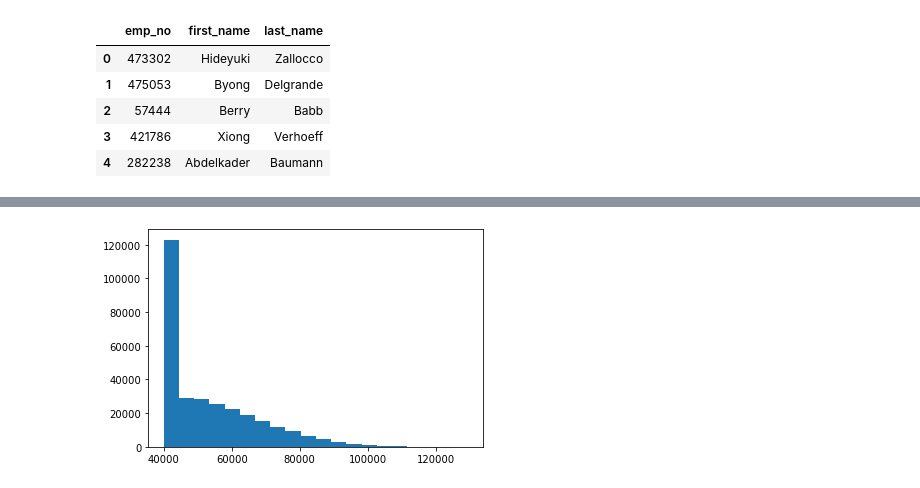
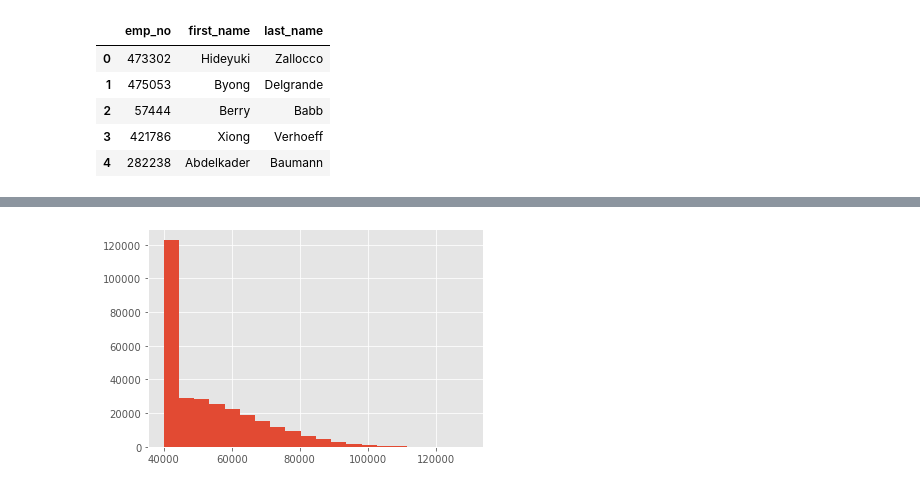
Before and after one commit to citizendez/SQL_Challenge, a Jupyter notebook: HR.ipynb, the cells around one changed output, grey strips where cells are left out. Drawn from its saved outputs; the diff is of its cells as text; code cells hidden in the pictures.

```diff
--- a/HR.ipynb
+++ b/HR.ipynb
@@ -41,8 +42,9 @@ df_salary.head()
 # %%
 #create histogram
+plt.style.use('ggplot')
 plt.hist(df_salary['salary'], bins=20)
 plt.show()
 # %% [output]
-[figure, old version]
+[figure, new version]
 # %%
 #bring in data for salary by title
```
Also changed, not shown: parts of 5 cells of this notebook, 1 other file.
